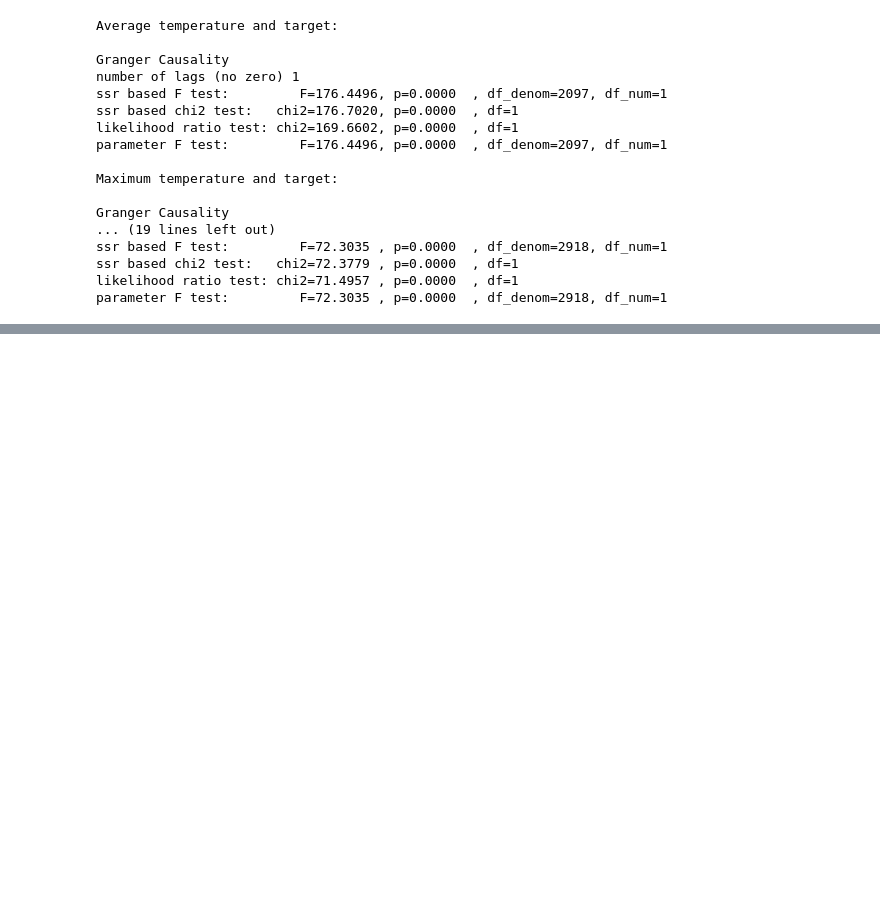
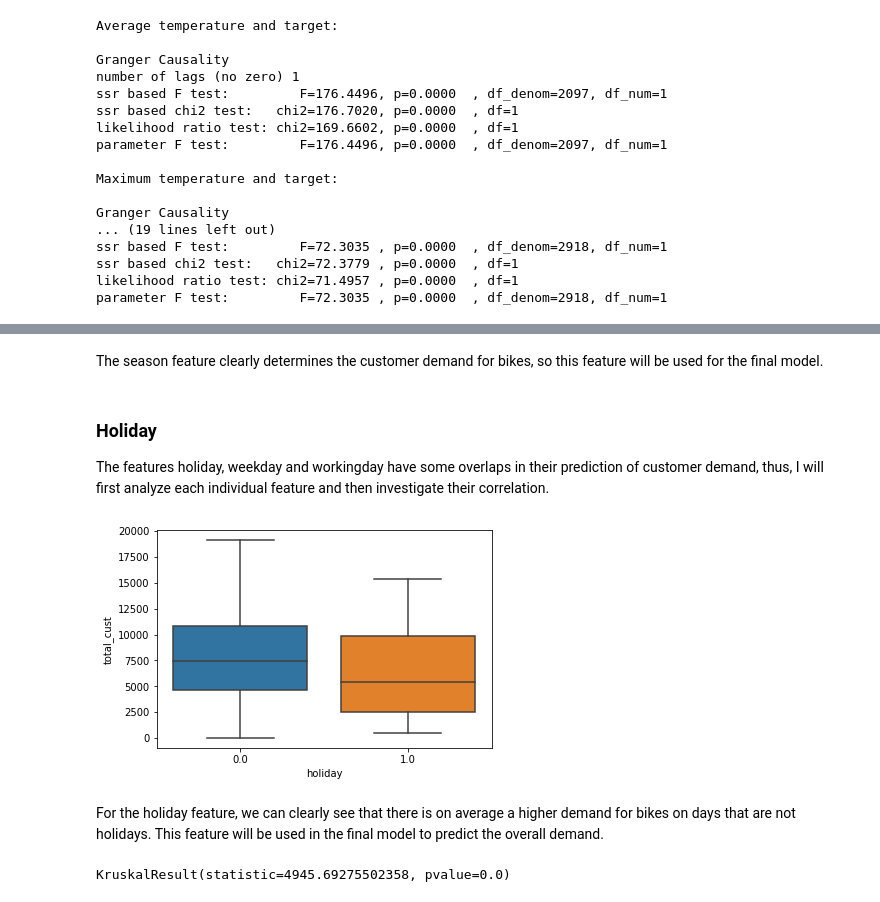
Before and after one commit to SamuelWanjiru/Bike-sharing-forecast, a Jupyter notebook: BikeSharing.ipynb, the cells around one changed output, grey strips where cells are left out. Saved outputs shown, nothing was run; the diff lists cells and outputs as text; code cells hidden in the pictures; blank space fills up the shorter version.

```diff
--- a/BikeSharing.ipynb
+++ b/BikeSharing.ipynb
@@ -209,0 +237,6 @@ parameter F test:         F=72.3035 , p=0.0000  , df_denom=2918, df_num=1
+# %%
+# create new feature weekday
+
+bike_data['date_datetime'] = bike_data['date'].apply(lambda x: datetime.strptime(x, "%Y-%m-%d"))
+
+bike_data['weekday'] = bike_data['date_datetime'].apply(lambda x: x.weekday())
@@ -209,0 +323,21 @@ parameter F test:         F=72.3035 , p=0.0000  , df_denom=2918, df_num=1
+# %% [markdown]
+The season feature clearly determines the customer demand for bikes, so this feature will be used for the final model.
+# %% [markdown]
+### **Holiday**
+The features holiday, weekday and workingday have some overlaps in their prediction of customer demand, thus, I will first analyze each individual feature and then investigate their correlation.
+# %%
+# plotting the customer statistics in form of a boxplot for the holiday feature
+
+sb.boxplot(data = bike_data, x = 'holiday', y = 'total_cust');
+# %% [output]
+[figure, added]
+# %% [markdown]
+For the holiday feature, we can clearly see that there is on average a higher demand for bikes on days that are not holidays. This feature will be used in the final model to predict the overall demand.
+# %%
+# Correlation between holiday feature and the number of customers per day
+
+# using the Kruskal Wallis H test for correlations between a continuous and categorical variable
+
+kruskal(bike_data['holiday'], bike_data['total_cust'])
+# %% [output]
+KruskalResult(statistic=4945.69275502358, pvalue=0.0)
```
Also changed, not shown: parts of 21 cells of this notebook.
